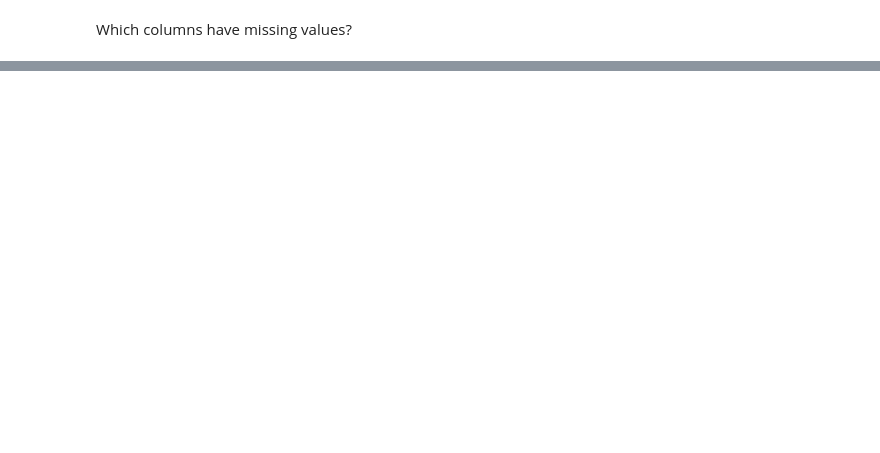
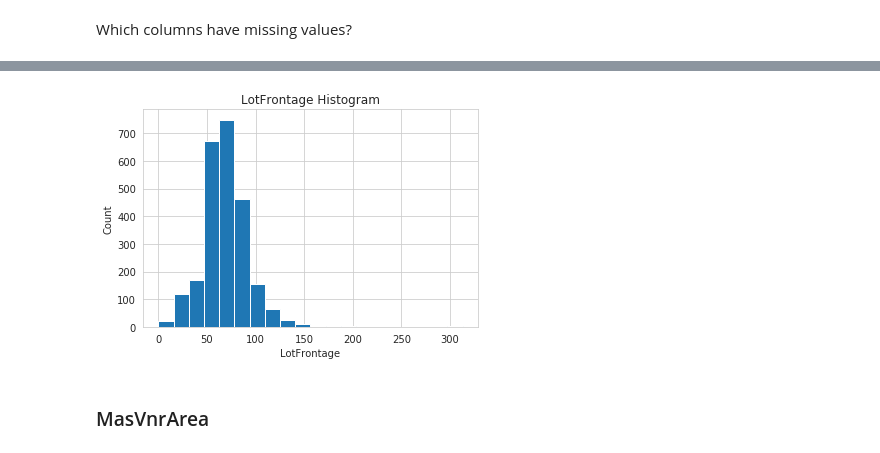
Before and after one commit to nt-ds/practice-handling-missing-data, a Jupyter notebook: notebook/Practice_Handling_Missing_Data.ipynb, the cells around one changed output, grey strips where cells are left out. Saved outputs shown, nothing was run; the diff lists cells and outputs as text; code cells hidden in the pictures; blank space fills up the shorter version.

```diff
--- a/notebook/Practice_Handling_Missing_Data.ipynb
+++ b/notebook/Practice_Handling_Missing_Data.ipynb
@@ -106,0 +153,2 @@ Length: 81, dtype: int64
+# %%
+ih.drop(["Id"], axis=1, inplace=True)
@@ -122,0 +193,9 @@ Index(['MSZoning', 'LotFrontage', 'Alley', 'Utilities', 'Exterior1st',
+# %%
+ih.LotFrontage.hist(bins=20);
+plt.title("LotFrontage Histogram");
+plt.xlabel("LotFrontage");
+plt.ylabel("Count");
+# %% [output]
+[figure, added]
+# %% [markdown]
+### MasVnrArea
```
Also changed, not shown: parts of 35 cells of this notebook.
